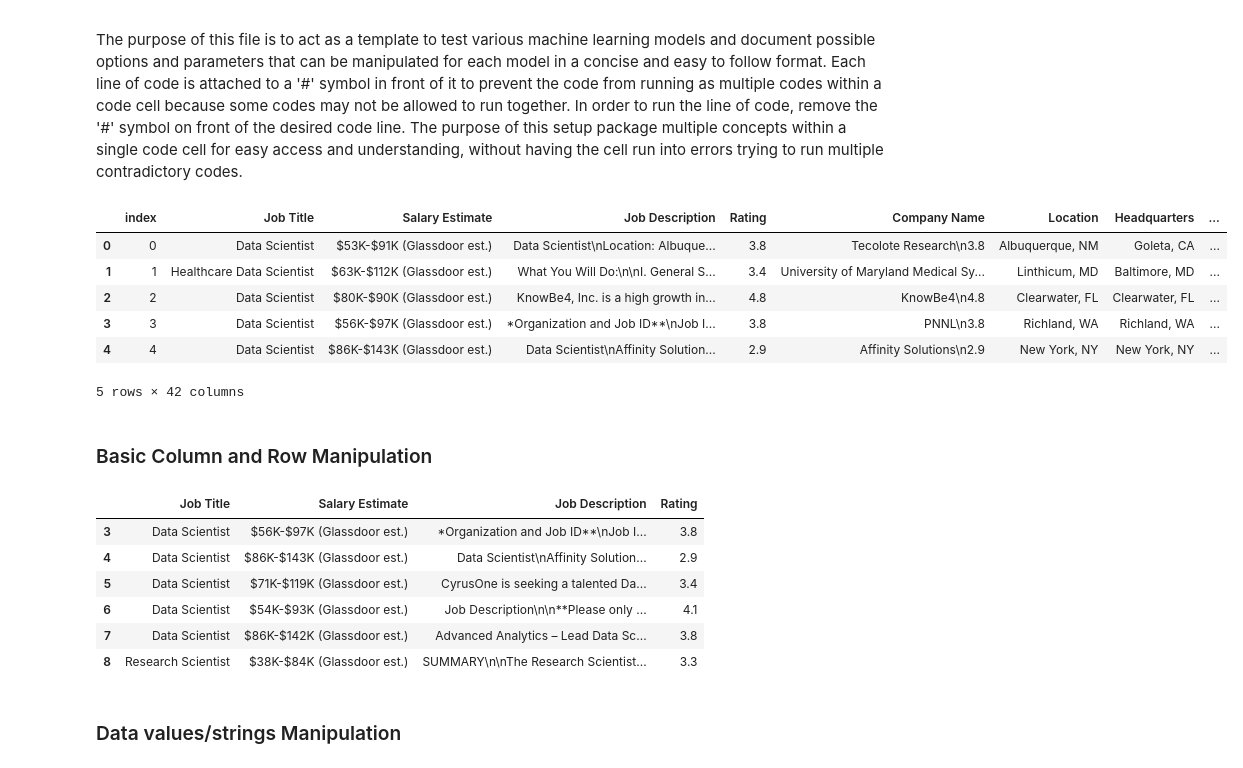
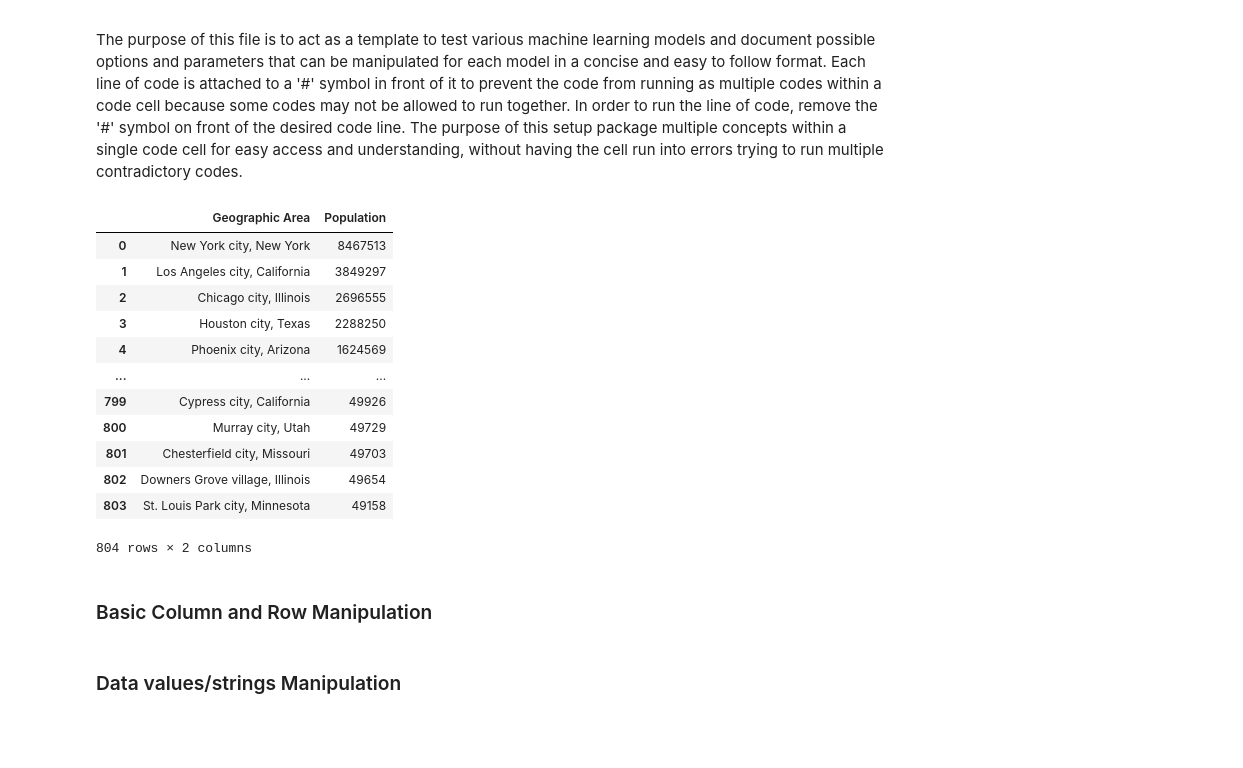
Before and after one commit to CcDenn/Predictive-Modeling-and-Visualizations, a Jupyter notebook: Prediction Model Environment.ipynb, the cells around one changed output. Drawn from its saved outputs; the diff is of its cells as text; code cells hidden in the pictures; blank space fills up the shorter version.

```diff
--- a/Prediction Model Environment.ipynb
+++ b/Prediction Model Environment.ipynb
@@ -11,23 +11,29 @@ import pandas as pd #Pandas is the base Python library used to manuipulate datas
 import numpy as np #Numpy is mainly used to allow for mathematical manipulations of datasets, typically this will always be useful.
 # %%
 #Importing datasets
-df_original = pd.read_csv('Datasets/salarysample.csv') #Used to read .csv files.
-#df2 = pd.read_excel('Datasets/Global Superstore.xls', sheet_name='People') #Used to read .xls files, sheet_name can be used to select for different sheets by using index number or string name.
-df_original.head() #Initial dataset without any manipulation.
+#df_original = pd.read_csv('Datasets/World Cities Database Population (OCT-2022).csv') #Used to read .csv files.
+#df = df_original #Good idea to create a new object that is a copy of the original dataset so that the original dataset isn't directly manipulated
+df2 = pd.read_excel('Datasets/US_Population_2020_2021.xlsx', sheet_name='2021') #Used to read .xls files, sheet_name can be used to select for different sheets by using index number or string name.
+#df_original.head() #Initial dataset without any manipulation.
+df2
 # %% [output]
-|  | index | Job Title | Salary Estimate | Job Description | Rating | Company Name | Location | Headquarters | ... |
-| 0 | 0 | Data Scientist | $53K-$91K (Glassdoor est.) | Data Scientist\nLocation: Albuque... | 3.8 | Tecolote Research\n3.8 | Albuquerque, NM | Goleta, CA | ... |
-| 1 | 1 | Healthcare Data Scientist | $63K-$112K (Glassdoor est.) | What You Will Do:\n\nI. General S... | 3.4 | University of Maryland Medical Sy... | Linthicum, MD | Baltimore, MD | ... |
-| 2 | 2 | Data Scientist | $80K-$90K (Glassdoor est.) | KnowBe4, Inc. is a high growth in... | 4.8 | KnowBe4\n4.8 | Clearwater, FL | Clearwater, FL | ... |
-| 3 | 3 | Data Scientist | $56K-$97K (Glassdoor est.) | *Organization and Job ID**\nJob I... | 3.8 | PNNL\n3.8 | Richland, WA | Richland, WA | ... |
-| 4 | 4 | Data Scientist | $86K-$143K (Glassdoor est.) | Data Scientist\nAffinity Solution... | 2.9 | Affinity Solutions\n2.9 | New York, NY | New York, NY | ... |
+|  | Geographic Area | Population |
+| 0 | New York city, New York | 8467513 |
+| 1 | Los Angeles city, California | 3849297 |
+| 2 | Chicago city, Illinois | 2696555 |
+| 3 | Houston city, Texas | 2288250 |
+| 4 | Phoenix city, Arizona | 1624569 |
+| ... | ... | ... |
+| 799 | Cypress city, California | 49926 |
+| 800 | Murray city, Utah | 49729 |
+| 801 | Chesterfield city, Missouri | 49703 |
+| 802 | Downers Grove village, Illinois | 49654 |
+| 803 | St. Louis Park city, Minnesota | 49158 |
-5 rows × 42 columns
+804 rows × 2 columns
 # %% [markdown]
 ### Basic Column and Row Manipulation
 # %%
 ###'''Data Cleaning'''
-
-df = df_original #Good idea to create a new object that is a copy of the original dataset so that the original dataset isn't directly manipulated
 
 ###'''Declaring and resetting columns as index'''
 #df.set_index('Job Title',inplace=True)
@@ -54,14 +60,6 @@ df = df_original #Good idea to create a new object that is a copy of the origina
 
 ###'''Viewing multiple rows'''
 #df.iloc[3:9,1:5]
-# %% [output]
-|  | Job Title | Salary Estimate | Job Description | Rating |
-| 3 | Data Scientist | $56K-$97K (Glassdoor est.) | *Organization and Job ID**\nJob I... | 3.8 |
-| 4 | Data Scientist | $86K-$143K (Glassdoor est.) | Data Scientist\nAffinity Solution... | 2.9 |
-| 5 | Data Scientist | $71K-$119K (Glassdoor est.) | CyrusOne is seeking a talented Da... | 3.4 |
-| 6 | Data Scientist | $54K-$93K (Glassdoor est.) | Job Description\n\n**Please only ... | 4.1 |
-| 7 | Data Scientist | $86K-$142K (Glassdoor est.) | Advanced Analytics – Lead Data Sc... | 3.8 |
-| 8 | Research Scientist | $38K-$84K (Glassdoor est.) | SUMMARY\n\nThe Research Scientist... | 3.3 |
 # %% [markdown]
 ### Data values/strings Manipulation
 # %%
```
Also changed, not shown: parts of 4 cells of this notebook, 8 other files.
